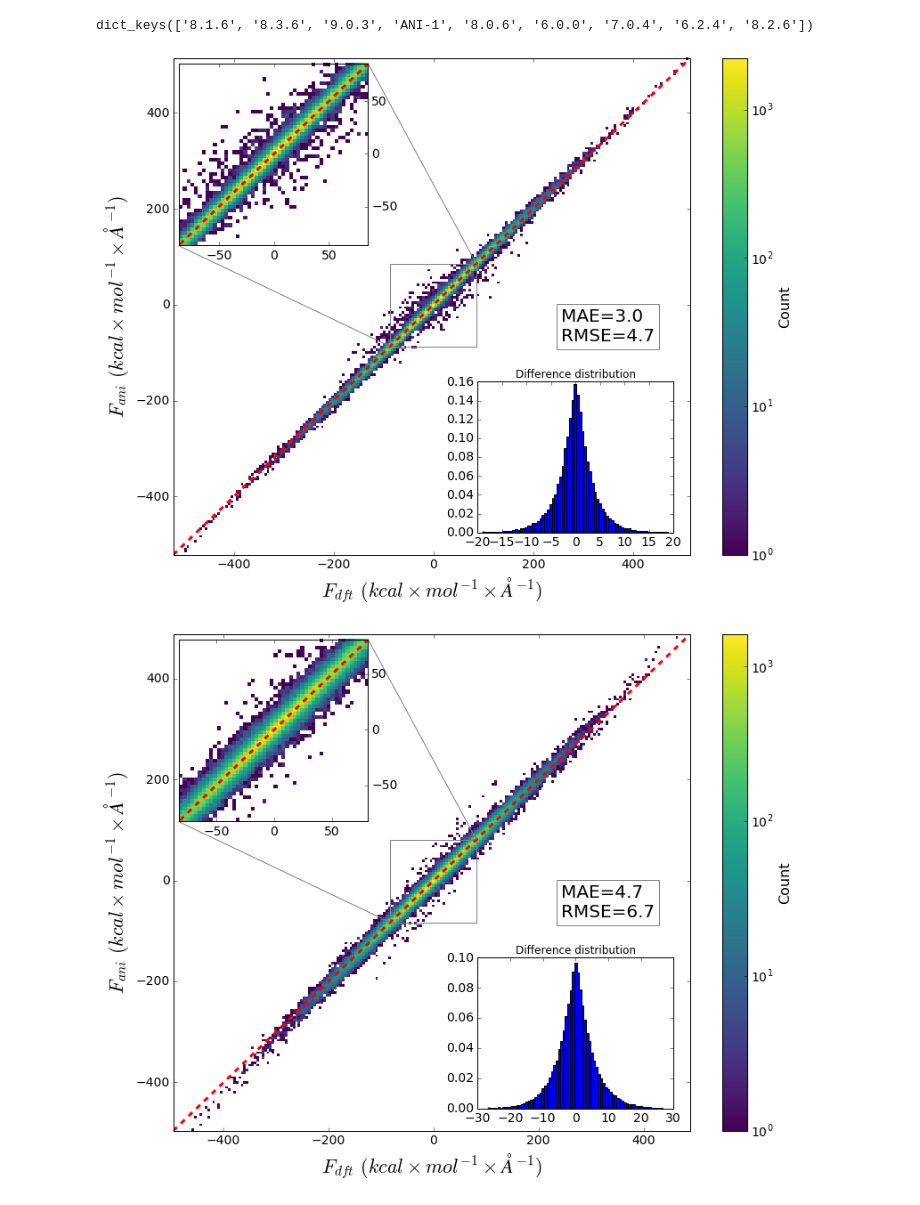
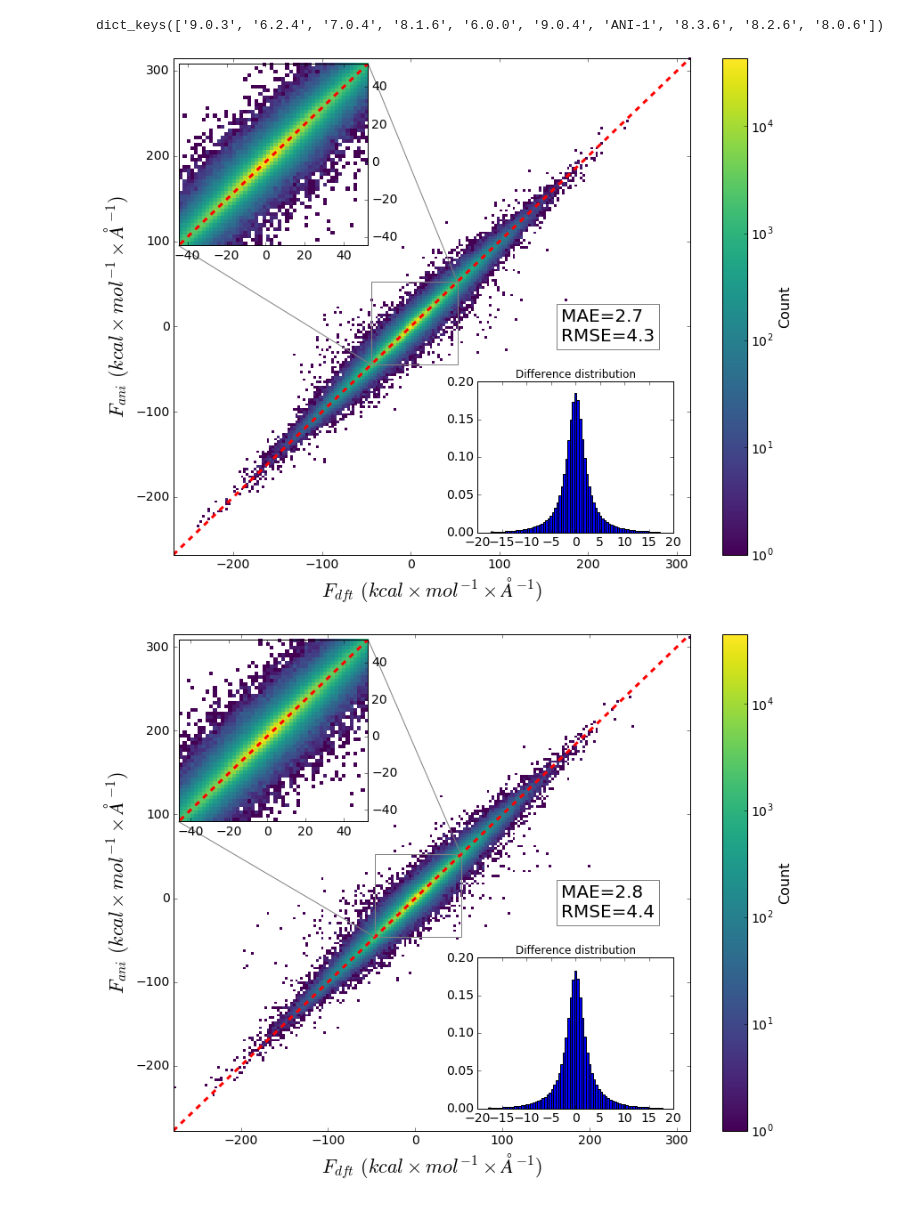
Before and after one commit to Jussmith01/ANI-Tools, a Jupyter notebook: notebooks/evaluate_tsdata.ipynb, the cells around one changed output. Cells and saved outputs as stored; diff of their text form; code cells hidden in the pictures.

```diff
--- a/notebooks/evaluate_tsdata.ipynb
+++ b/notebooks/evaluate_tsdata.ipynb
@@ -3,7 +3,7 @@ import aniensemblestats as aes
 import pandas as pd
 import os
 # %%
-errdir = '/home/jujuman/Research/DataReductionMethods/model6r/error_compare/complete/'
+errdir = '/home/jujuman/Research/DataReductionMethods/model6r/error_compare/lt100kcal/'
 efiles = [errdir+f for f in os.listdir(errdir)]
 tsname = ['DrugBank',
           'Tripeptide',
@@ -40,15 +40,16 @@ ANI-1   3.14   0.04   4.75   0.33   3.99   0.05   7.24   1.24
 # %%
 eed.get_net_keys()
 # %% [output]
-dict_keys(['8.1.6', '8.3.6', '9.0.3', 'ANI-1', '8.0.6', '6.0.0', '7.0.4', '6.2.4', '8.2.6'])
+dict_keys(['9.0.3', '6.2.4', '7.0.4', '8.1.6', '6.0.0', '9.0.4', 'ANI-1', '8.3.6', '8.2.6', '8.0.6'])
 # %%
-eed.generate_correlation_plot('ANI-1','DrugBank','dEani','dEdft')
-eed.generate_correlation_plot('6.0.0','DrugBank','dEani','dEdft')
+#eed.generate_correlation_plot('ANI-1','DrugBank','dEani','dEdft')
+#eed.generate_correlation_plot('6.0.0','DrugBank','dEani','dEdft')
 #eed.generate_correlation_plot('8.0.6','DrugBank','Fani','Fdft')
 #eed.generate_correlation_plot('9.0.1','Tripeptide','Fani','Fdft')
-eed.generate_correlation_plot('9.0.3','DrugBank','dEani','dEdft')
+eed.generate_correlation_plot('9.0.3','DrugBank','Fani','Fdft')
+eed.generate_correlation_plot('9.0.4','DrugBank','Fani','Fdft')
 #eed.generate_violin_distribution('GDB10to13')
 #eed.plot_2d_error("6.0.0", "DrugBank", maxstd=100.0)
 # %% [output]
-[figure, old version]
+[figure, new version]
-[figure, old version]
+[figure, new version]
```
Also changed, not shown: parts of 4 cells of this notebook, 7 other files.
